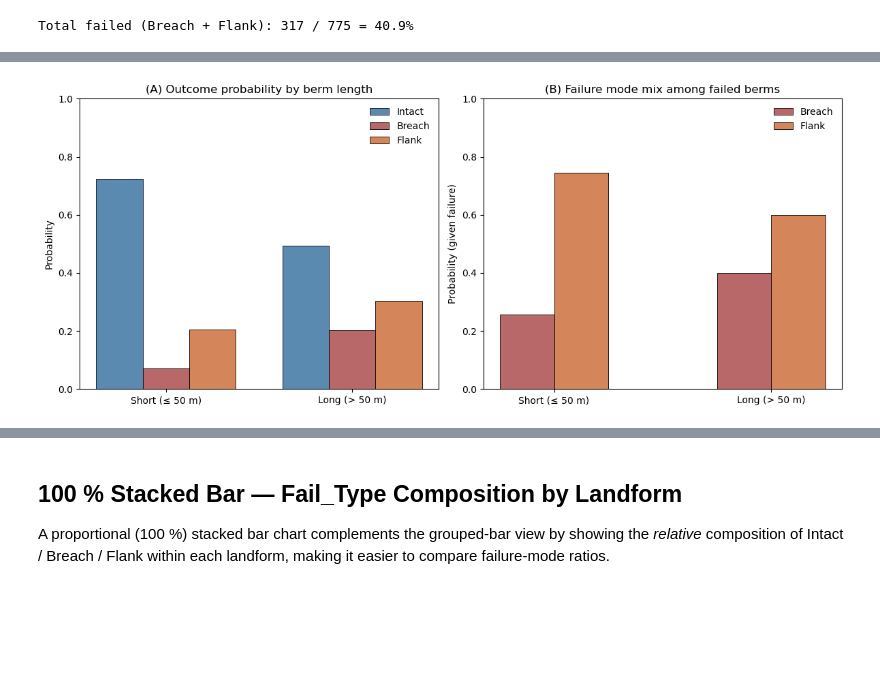
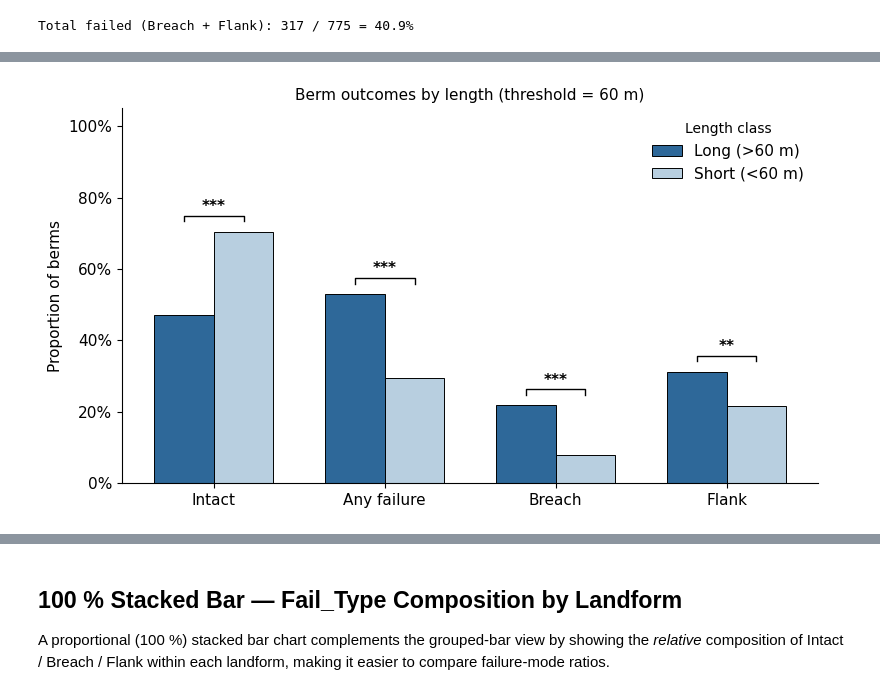
Before and after one commit to octavia-crompton/altar-berms-outcomes, a Jupyter notebook: notebooks/analysis - flanks breaches.ipynb, the cells around one changed output, grey strips where cells are left out. Cells and saved outputs as stored; diff of their text form; code cells hidden in the pictures; blank space fills up the shorter version.

```diff
--- a/notebooks/analysis - flanks breaches.ipynb
+++ b/notebooks/analysis - flanks breaches.ipynb
@@ -495,49 +648,57 @@ Fisher exact (Breach vs Flank × Long vs Short): OR = 1.95, p = 0.0192
 # %%
-# ── Length × Fail_Type figure: two-panel barplot ──────────────────────────────
-_fig_len, (_ax_a, _ax_b) = plt.subplots(1, 2, figsize=(12, 5))
+# ── Length × Failure type figure: grouped bars with significance brackets ────
+_FS = FS
 
-# Panel A — unconditional outcome probabilities by length bin
-_x_idx = np.arange(len(length_order))
-_w = 0.25
-for _i, _ft in enumerate(fail_order):
-    _vals = [_prob.loc[_lb, f'P({_ft})'] for _lb in length_order]
-    _bars = _ax_a.bar(_x_idx + _i * _w, _vals, _w, label=_ft,
-                      color=fail_colors[_ft], edgecolor='black', linewidth=0.6)
-_ax_a.set_xticks(_x_idx + _w)
-_ax_a.set_xticklabels(length_order)
-_ax_a.set_ylabel('Probability')
-_ax_a.set_title('(A) Outcome probability by berm length')
-_ax_a.legend(frameon=False)
-_ax_a.set_ylim(0, 1)
+_plot_metrics = ['Intact', 'Any failure', 'Breach', 'Flank']
 
-# Panel B — failure mode mix among failed berms only
-_cond_types = ['Breach', 'Flank']
-for _i, _ft in enumerate(_cond_types):
-    _vals = [_prob.loc[_lb, f'P({_ft}|failed)'] for _lb in length_order]
-    _bars = _ax_b.bar(_x_idx + _i * _w, _vals, _w, label=_ft,
-                      color=fail_colors[_ft], edgecolor='black', linewidth=0.6)
-_ax_b.set_xticks(_x_idx + 0.5 * _w)
-_ax_b.set_xticklabels(length_order)
-_ax_b.set_ylabel('Probability (given failure)')
-_ax_b.set_title('(B) Failure mode mix among failed berms')
-_ax_b.legend(frameon=False)
-_ax_b.set_ylim(0, 1)
+fig, ax = plt.subplots(figsize=(8, 4.5))
 
+_bar_colors = {_long_lbl:  LENGTH_COLORS['Long (> 50 m)'],
+               _short_lbl: LENGTH_COLORS['Short (\u2264 50 m)']}
+_x = np.arange(len(_plot_metrics))
+_w = 0.35
+
+for _lbl, _offset in [(_long_lbl, -_w / 2), (_short_lbl, _w / 2)]:
+    _vals = [len_metrics.loc[m, _lbl] for m in _plot_metrics]
+    ax.bar(_x + _offset, _vals, _w, label=_lbl,
+           color=_bar_colors[_lbl], edgecolor='black', linewidth=0.7)
+
+# Significance brackets
+for _i, _metric in enumerate(_plot_metrics):
+    _sig = len_metrics.loc[_metric, 'sig']
+    _p_l = len_metrics.loc[_metric, _long_lbl]
+    _p_s = len_metrics.loc[_metric, _short_lbl]
+    _top = max(_p_l, _p_s) + 0.03
+    _bh  = 0.015
+    ax.plot([_x[_i] - _w/2, _x[_i] - _w/2, _x[_i] + _w/2, _x[_i] + _w/2],
+            [_top, _top + _bh, _top + _bh, _top], lw=1, color='black')
+    _col = 'black' if _sig != 'ns' else '#888888'
+    ax.text(_x[_i], _top + _bh + 0.005, _sig, ha='center', va='bottom',
+            fontsize=_FS, color=_col,
+            fontweight='bold' if _sig != 'ns' else 'normal')
+
+ax.set_xticks(_x)
+ax.set_xticklabels(_plot_metrics, fontsize=_FS)
+ax.set_ylabel('Proportion of berms', fontsize=_FS)
+ax.set_title(f'Berm outcomes by length (threshold = {_thr} m)', fontsize=_FS)
+ax.set_ylim(0, 1.05)
+ax.yaxis.set_major_formatter(plt.FuncFormatter(lambda v, _: f'{v:.0%}'))
+ax.tick_params(labelsize=_FS)
+ax.legend(title='Length class', frameon=False, fontsize=_FS)
+sns.despine(ax=ax)
 plt.tight_layout()
-plt.show()
 
-# Save & register
-_fname_len = 'fig_length_fail_type.png'
-_fig_len.savefig(_os.path.join(_fig_dir, _fname_len), dpi=300, bbox_inches='tight')
+_fname = 'fig5_length_fail_type.png'
+fig.savefig(_os.path.join(_fig_dir, _fname), dpi=300, bbox_inches='tight')
 
 register_failure_mechanisms_figure(
-    'fig5', _fname_len,
-    f'Length × failure type (threshold 50 m). χ² = {_chi2_len:.2f}, p = {_p_len:.3g}, '
-    f"Cramér's V = {_V_len:.3f}. Fisher exact (breach vs flank × long vs short): "
-    f'OR = {_or_bf:.2f}, p = {_p_bf:.3g}.',
-    f'Two-panel view of how berm length relates to failure mode. '
-    f'Panel A shows unconditional outcome probabilities; Panel B shows the '
-    f'breach-vs-flank split among failed berms only.',
+    'fig5', _fname,
+    f'Grouped comparison of berm outcome proportions between Long and Short '
+    f'berm classes (threshold {_thr} m), with per-metric one-sided '
+    f'Fisher exact significance brackets.',
+    f'Outcome proportions differ by length class. Longer berms show higher '
+    f'failure rates and a greater breach share among failures.',
 )
-print(f'Saved: {_fname_len}')
+plt.show()
+print(f'Saved: {_fname}')
 # %% [output]
@@ -544 +708 @@ print(f'Saved: {_fname_len}')
-[figure, old version]
+[figure, new version]
```
Also changed, not shown: parts of 30 cells of this notebook, 28 other files.
